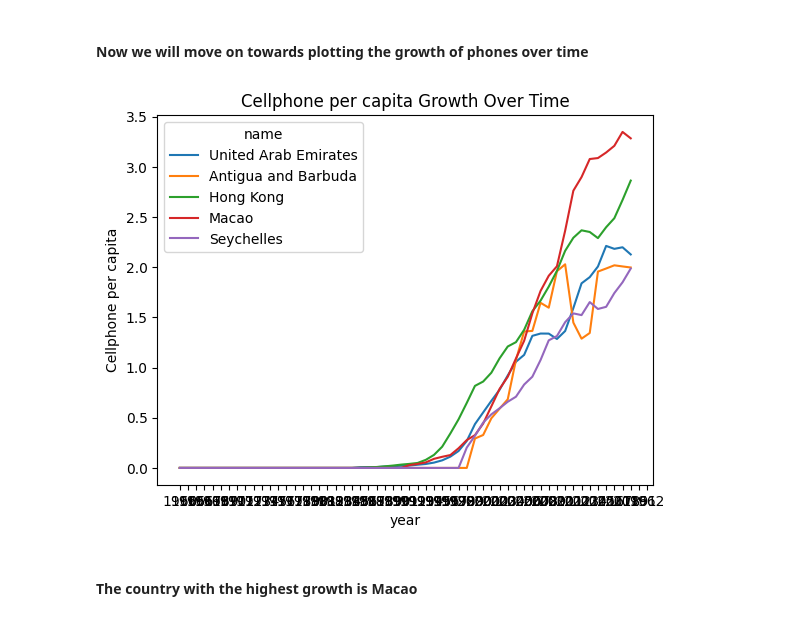
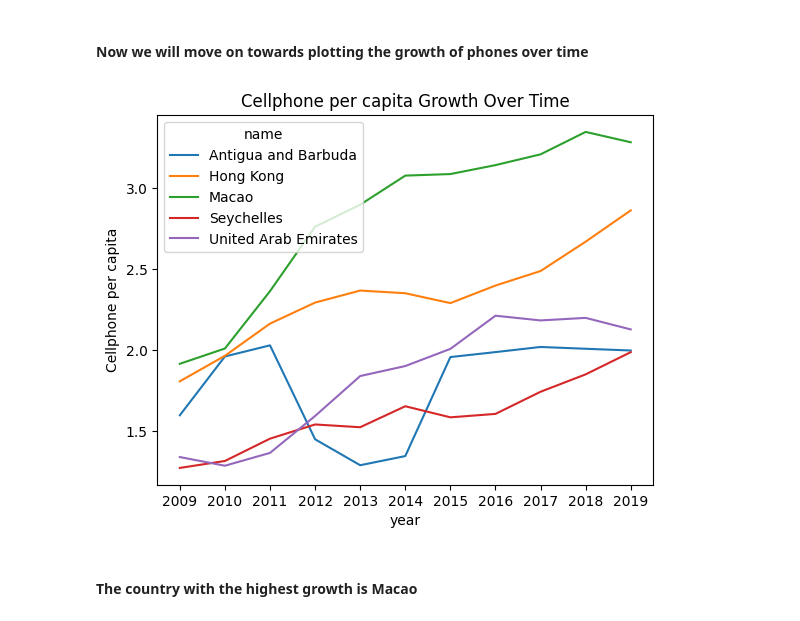
Before and after one commit to Fjljp/su-mt4007, a Jupyter notebook: HW4/HW4.ipynb, the cells around one changed output. Saved outputs shown, nothing was run; the diff lists cells and outputs as text; code cells hidden in the pictures.

```diff
--- a/HW4/HW4.ipynb
+++ b/HW4/HW4.ipynb
@@ -125,18 +125,28 @@ present2.tail()
 # %%
 import seaborn as sns
 import matplotlib.pyplot as plt
 
+# merge countries
+count_5 = merged2[merged2['name'].isin(['Macao', 'Hong Kong', 'United Arab Emirates','Antigua and Barbuda', 'Seychelles'])
+]
+# sort by country name and years
+count_5 = count_5.sort_values(by=['name', 'year'])
 
-count_5 = merged2[merged2['name'].isin(['Macao','Hong Kong','United Arab Emirates','Antigua and Barbuda','Seychelles'])]
+# year 2009 till 2019
+count_5 = count_5.groupby('name').tail(12)
+
+
 sns.lineplot(data=count_5, x='year', y='cell/pop', hue='name', legend='full')
 
 
 plt.xlabel('year')
 plt.ylabel('Cellphone per capita')
 plt.title('Cellphone per capita Growth Over Time')
 plt.show()
+
+# count_5.tail(50)
 # %% [output]
-[figure, old version]
+[figure, new version]
 # %% [markdown]
 #### The country with the highest growth is Macao
 # %% [markdown]
```
Also changed, not shown: 2 other files.
